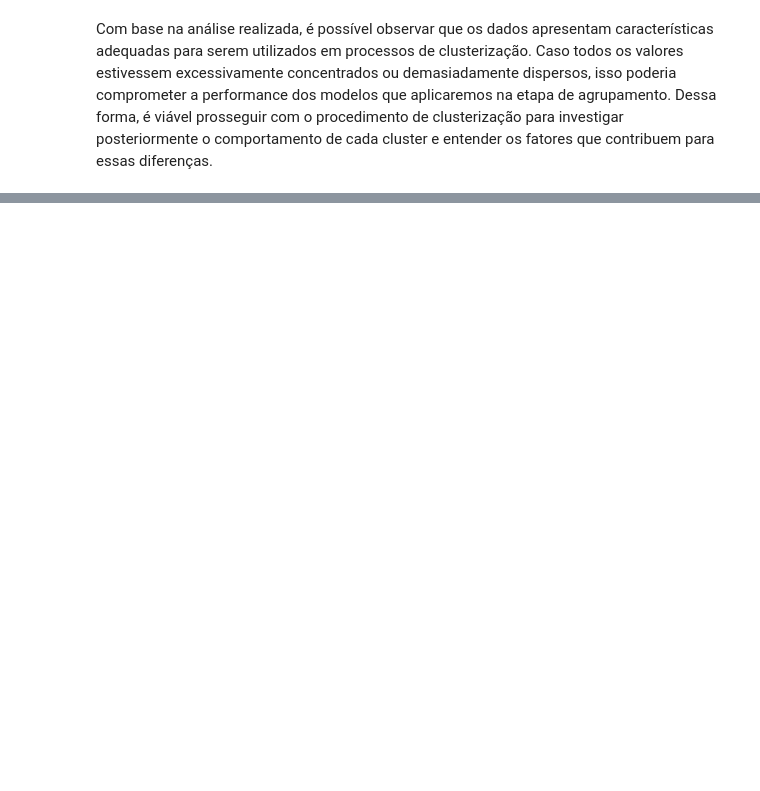
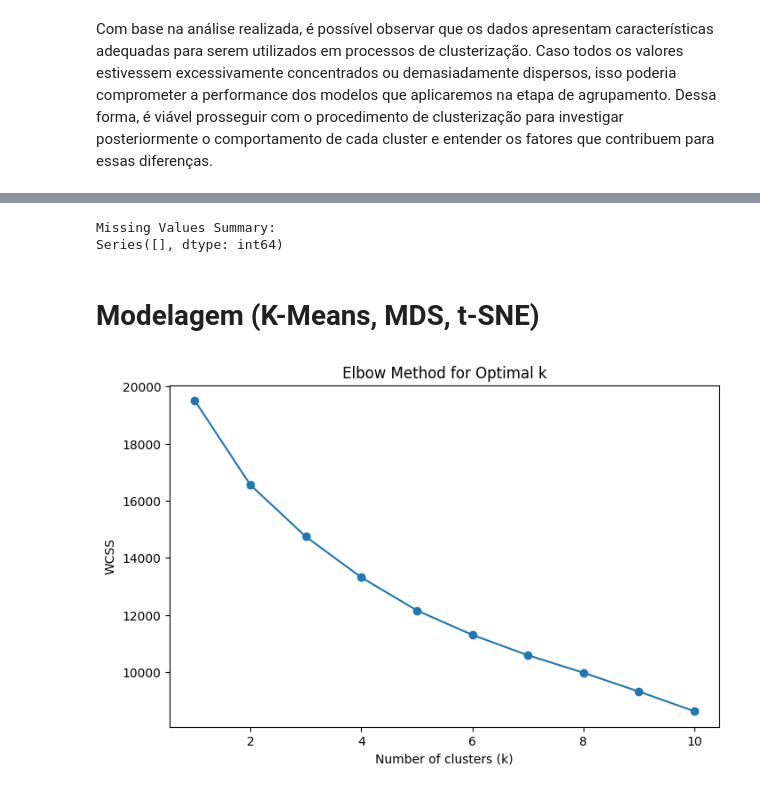
Before and after one commit to nicolasyassuda/aps-ecommerce-clustering, a Jupyter notebook: aps_analisys.ipynb, the cells around one changed output, grey strips where cells are left out. Saved outputs shown, nothing was run; the diff lists cells and outputs as text; code cells hidden in the pictures; blank space fills up the shorter version.

```diff
--- a/aps_analisys.ipynb
+++ b/aps_analisys.ipynb
@@ -100,0 +164,8 @@ Com base na análise realizada, é possível observar que os dados apresentam ca
+# %%
+# Tratamento de valores ausentes
+missing_summary = df.isnull().sum()
+print("Missing Values Summary:")
+print(missing_summary[missing_summary > 0])
+# %% [output]
+Missing Values Summary:
+Series([], dtype: int64)
@@ -100,0 +177,24 @@ Com base na análise realizada, é possível observar que os dados apresentam ca
+# %%
+# Escalonamento (StandardScaler)
+from sklearn.preprocessing import StandardScaler
+scaler = StandardScaler()
+numerical_data = scaler.fit_transform(df[numerical_cols])
+# %% [markdown]
+# Modelagem (K-Means, MDS, t-SNE)
+# %%
+# Determinação de k ótimo usando o método do cotovelo
+from sklearn.cluster import KMeans
+
+wcss = []
+for k in range(1, 11):
+    kmeans = KMeans(n_clusters=k, random_state=42)
+    kmeans.fit(numerical_data)
+    wcss.append(kmeans.inertia_)
+plt.figure(figsize=(8, 5))
+plt.plot(range(1, 11), wcss, marker='o')
+plt.title('Elbow Method for Optimal k')
+plt.xlabel('Number of clusters (k)')
+plt.ylabel('WCSS')
+plt.show()
+# %% [output]
+[figure, added]
```
Also changed, not shown: parts of 23 cells of this notebook, 2 other files.
